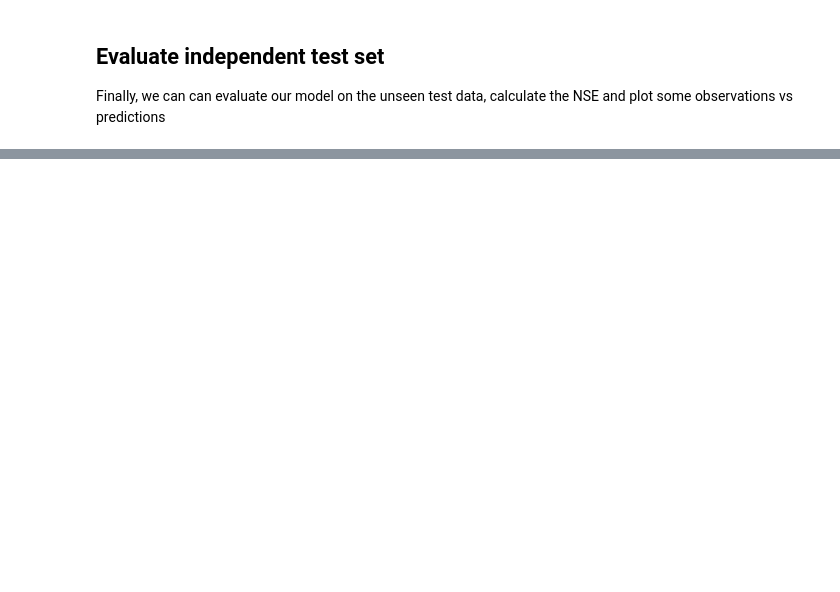
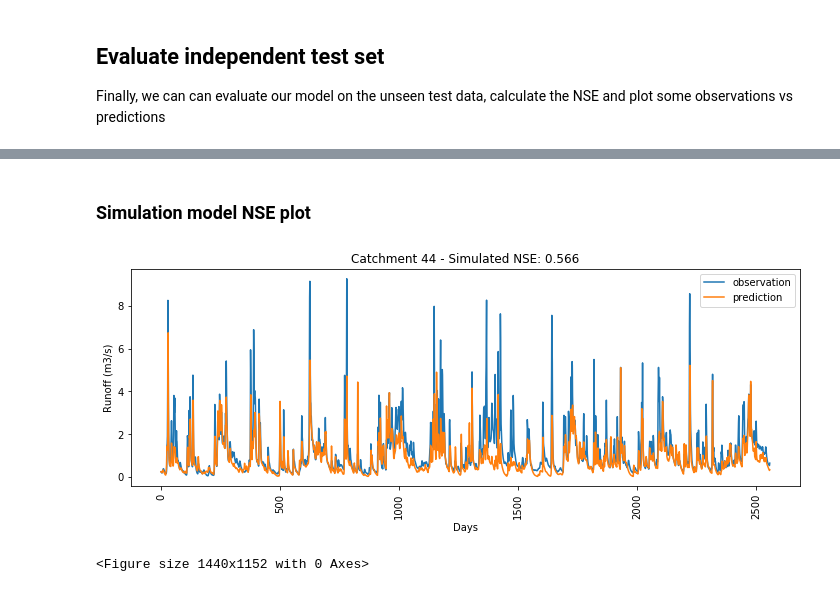
Before and after one commit to chrskj/TTK4853-hbv-ham5, a Jupyter notebook: Python/NVE_LSTM.ipynb, the cells around one changed output, grey strips where cells are left out. Saved outputs shown, nothing was run; the diff lists cells and outputs as text; code cells hidden in the pictures; blank space fills up the shorter version.

```diff
--- a/Python/NVE_LSTM.ipynb
+++ b/Python/NVE_LSTM.ipynb
@@ -653,0 +680,32 @@ _ = ax.set_ylabel("Discharge (m3/s)")
+# %% [markdown]
+### Simulation model NSE plot
+# %%
+# Evaluate on test set
+Q_sim, Q_obs = load_sim_obs_data(catchment, dates=[start_date_test, end_date_test])
+
+Q_sim_sum = Q_sim
+
+#obs = obs.numpy()
+nse = calc_nse(Q_obs, Q_sim_sum)
+
+# Plot results
+fig, ax = plt.subplots(figsize=(12, 4))
+
+#start_date = ds_test.dates[0]
+#end_date = ds_test.dates[1] + pd.DateOffset(days=1)
+#date_range = pd.date_range(start_date, end_date)
+
+plt.figure(figsize=(20, 16))
+ax.plot(Q_obs, label="observation")
+ax.plot(Q_sim_sum, label="prediction")
+ax.legend()
+
+ax.set_title(f"Catchment {catchment} - Simulated NSE: {nse:.3f}")
+ax.xaxis.set_tick_params(rotation=90)
+ax.set_xlabel("Days")
+_ = ax.set_ylabel("Runoff (m3/s)")
+
+fig.savefig(f"LSTM Plots/LSTM_Simulated_test_NSE_{file_nr}.png")
+# %% [output]
+[figure, added]
+<Figure size 1440x1152 with 0 Axes>
```
Also changed, not shown: parts of 14 cells of this notebook, 1 other file.
